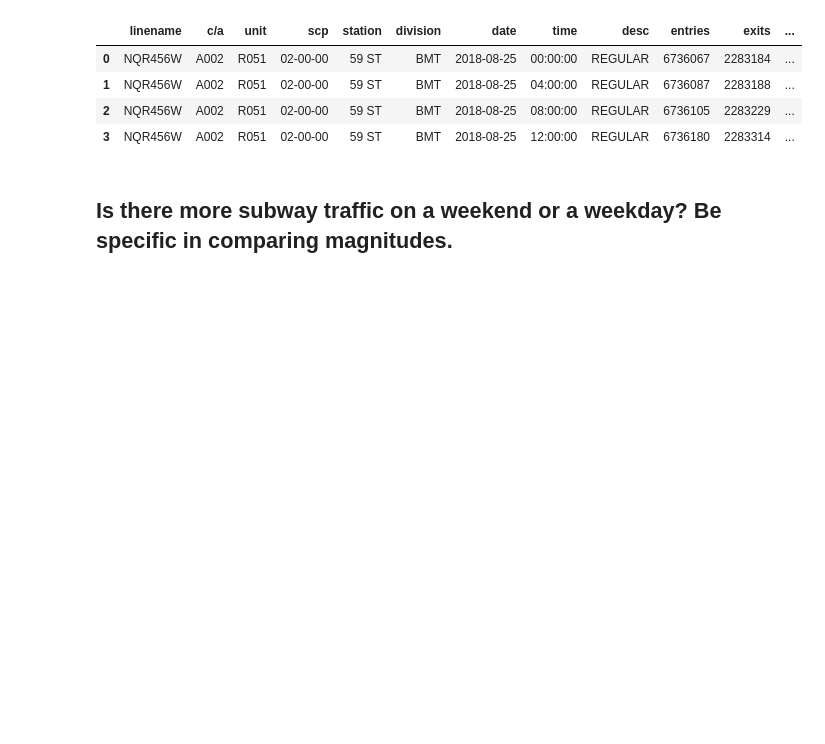
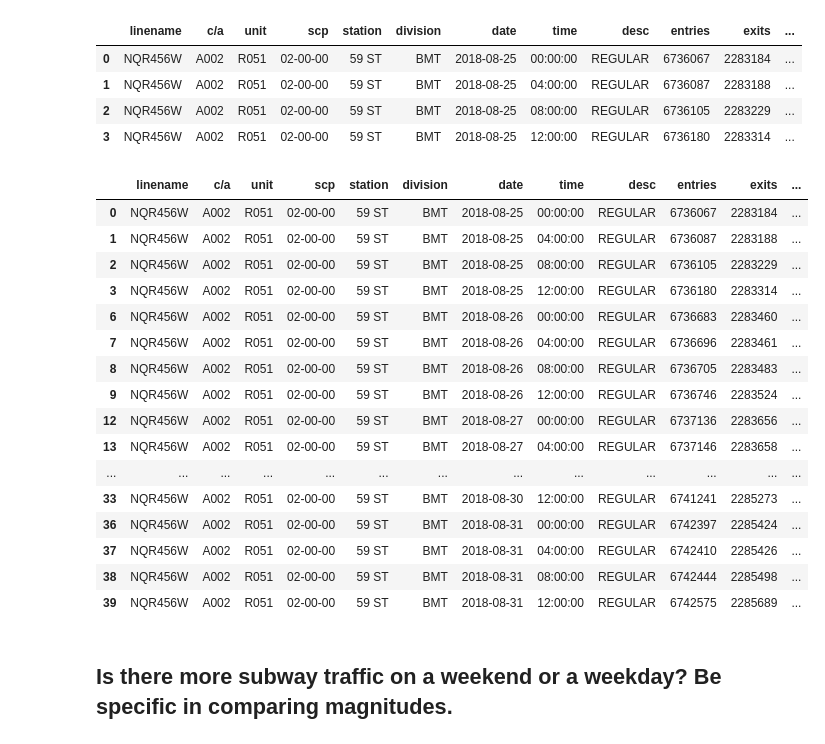
Before and after one commit to GovenFist/dsc-0-03-08-understanding-pandas-series-and-dataframes-lab-online-ds-sp-000, a Jupyter notebook: index.ipynb, the cells around one changed output. Saved outputs shown, nothing was run; the diff lists cells and outputs as text; code cells hidden in the pictures; blank space fills up the shorter version.

```diff
--- a/index.ipynb
+++ b/index.ipynb
@@ -144,9 +144,27 @@ df.head(4)
 | 2 | NQR456W | A002 | R051 | 02-00-00 | 59 ST | BMT | 2018-08-25 | 08:00:00 | REGULAR | 6736105 | 2283229 | ... |
 | 3 | NQR456W | A002 | R051 | 02-00-00 | 59 ST | BMT | 2018-08-25 | 12:00:00 | REGULAR | 6736180 | 2283314 | ... |
 # %%
-x = df.groupby(['dow'])
+x = df.groupby(['dow'])['traffic']
 x.head(4)
 # df.entries.value_counts?
+# %% [output]
+|  | linename | c/a | unit | scp | station | division | date | time | desc | entries | exits | ... |
+| 0 | NQR456W | A002 | R051 | 02-00-00 | 59 ST | BMT | 2018-08-25 | 00:00:00 | REGULAR | 6736067 | 2283184 | ... |
+| 1 | NQR456W | A002 | R051 | 02-00-00 | 59 ST | BMT | 2018-08-25 | 04:00:00 | REGULAR | 6736087 | 2283188 | ... |
+| 2 | NQR456W | A002 | R051 | 02-00-00 | 59 ST | BMT | 2018-08-25 | 08:00:00 | REGULAR | 6736105 | 2283229 | ... |
+| 3 | NQR456W | A002 | R051 | 02-00-00 | 59 ST | BMT | 2018-08-25 | 12:00:00 | REGULAR | 6736180 | 2283314 | ... |
+| 6 | NQR456W | A002 | R051 | 02-00-00 | 59 ST | BMT | 2018-08-26 | 00:00:00 | REGULAR | 6736683 | 2283460 | ... |
+| 7 | NQR456W | A002 | R051 | 02-00-00 | 59 ST | BMT | 2018-08-26 | 04:00:00 | REGULAR | 6736696 | 2283461 | ... |
+| 8 | NQR456W | A002 | R051 | 02-00-00 | 59 ST | BMT | 2018-08-26 | 08:00:00 | REGULAR | 6736705 | 2283483 | ... |
+| 9 | NQR456W | A002 | R051 | 02-00-00 | 59 ST | BMT | 2018-08-26 | 12:00:00 | REGULAR | 6736746 | 2283524 | ... |
+| 12 | NQR456W | A002 | R051 | 02-00-00 | 59 ST | BMT | 2018-08-27 | 00:00:00 | REGULAR | 6737136 | 2283656 | ... |
+| 13 | NQR456W | A002 | R051 | 02-00-00 | 59 ST | BMT | 2018-08-27 | 04:00:00 | REGULAR | 6737146 | 2283658 | ... |
+| ... | ... | ... | ... | ... | ... | ... | ... | ... | ... | ... | ... | ... |
+| 33 | NQR456W | A002 | R051 | 02-00-00 | 59 ST | BMT | 2018-08-30 | 12:00:00 | REGULAR | 6741241 | 2285273 | ... |
+| 36 | NQR456W | A002 | R051 | 02-00-00 | 59 ST | BMT | 2018-08-31 | 00:00:00 | REGULAR | 6742397 | 2285424 | ... |
+| 37 | NQR456W | A002 | R051 | 02-00-00 | 59 ST | BMT | 2018-08-31 | 04:00:00 | REGULAR | 6742410 | 2285426 | ... |
+| 38 | NQR456W | A002 | R051 | 02-00-00 | 59 ST | BMT | 2018-08-31 | 08:00:00 | REGULAR | 6742444 | 2285498 | ... |
+| 39 | NQR456W | A002 | R051 | 02-00-00 | 59 ST | BMT | 2018-08-31 | 12:00:00 | REGULAR | 6742575 | 2285689 | ... |
 # %% [markdown]
 ## Is there more subway traffic on a weekend or a weekday?    Be specific in comparing magnitudes.
 # %%
```
